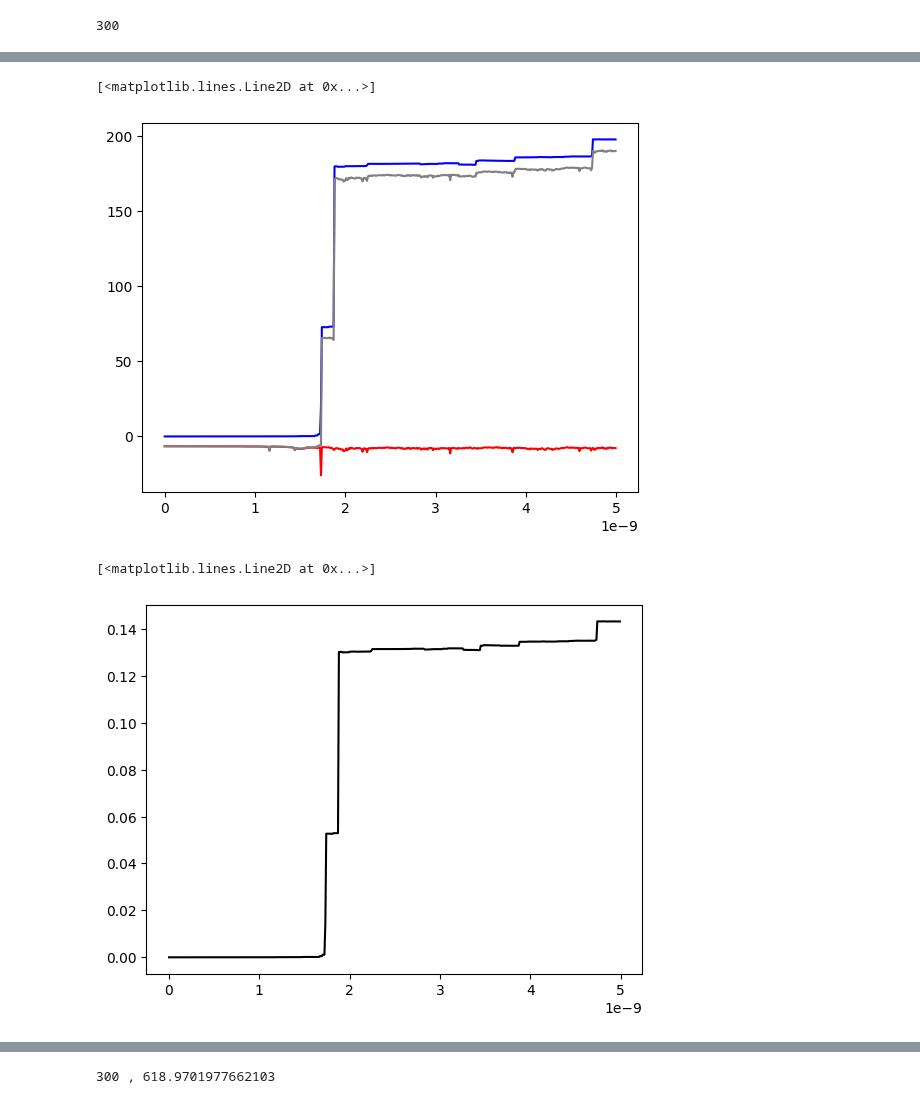
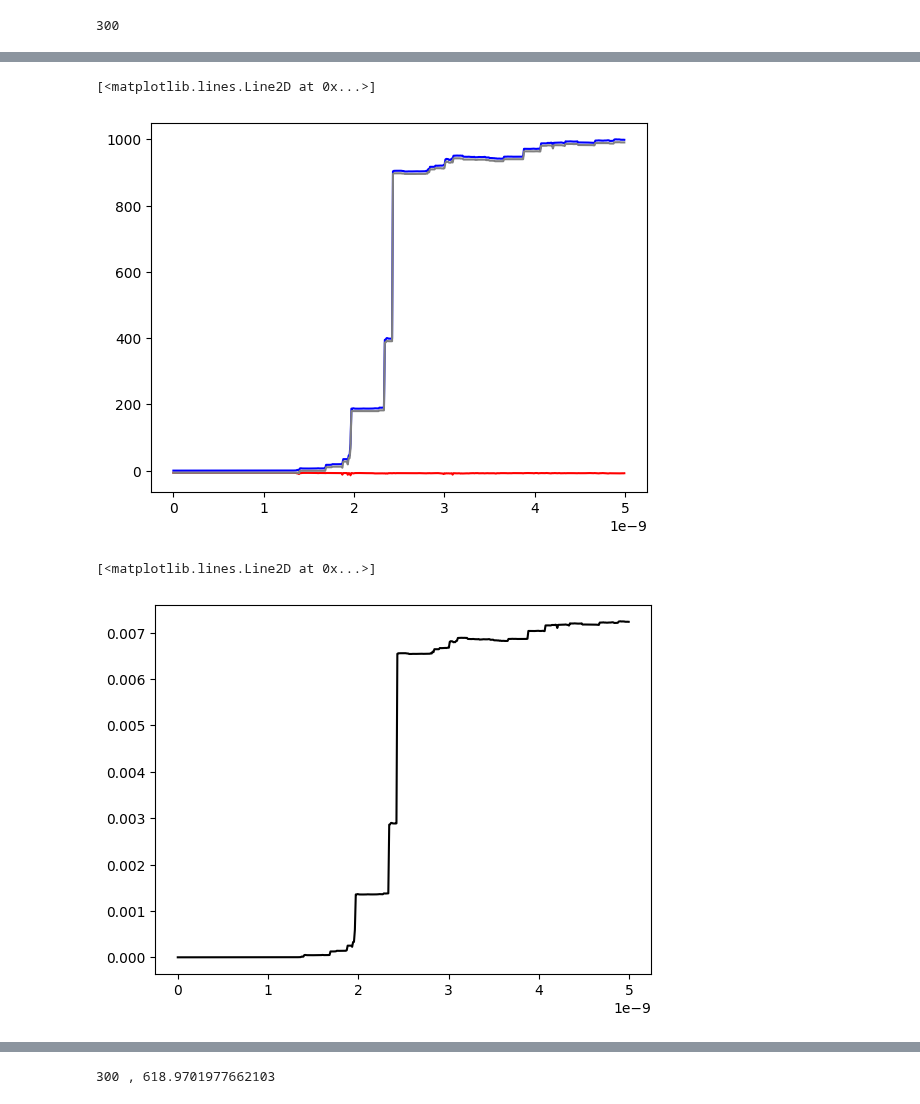
Before and after one commit to mannodiarun/MSE570, a Jupyter notebook: MD.ipynb, the cells around one changed output, grey strips where cells are left out. Cells and saved outputs as stored; diff of their text form; code cells hidden in the pictures.

```diff
--- a/MD.ipynb
+++ b/MD.ipynb
@@ -61,3 +61,5 @@ def force(x_all,y_all):
                 en = en + c/r
 
     return(en,forces_x,forces_y)
+# %%
+en,forces_x,forces_y = force(x_start,y_start)
@@ -160,8 +166,8 @@ def init():
         ym[i] = y[i] - vy[i]*dt
 
     PE_start, fx, fy = force(x,y)
-    KE_start = (0.5*sumv2*m)/(2*N)
-    Temp = KE_start/kB
+    KE_start = (0.5*sumv2*m)
+    Temp = KE_start/(kB*2*N)
 
     return(x, y, vx, vy, xm, ym, PE_start, KE_start, Temp)
 # %%
@@ -232,9 +222,9 @@ def integrate(en, forces_x, forces_y, x, xm, y, ym):
         y[i] = yy
 
     pot = en
-    kin = (0.5*sumv2*m)/(2*N)
+    kin = (0.5*sumv2*m)
     etot = pot + kin
-    Temp = kin/kB
+    Temp = kin/(kB*2*N)
 
 #    etot = (en + 0.5*sumv2)/N
 
@@ -292,18 +282,18 @@ nsamp = 10
 PE, KE, TE, Temp, x_start, y_start, x_final, y_final, pair_dist, times = md(tmax,dt,nsamp)
 # %%
 for i in range(0,len(times)):
-    PE[i] = PE[i]*1e26
-    KE[i] = KE[i]*1e26
-    TE[i] = TE[i]*1e26
+    PE[i] = PE[i]*1e+26
+    KE[i] = KE[i]*1e+26
+    TE[i] = TE[i]*1e+26
 
 plt.plot(times[:], PE[:], c = 'r')
 plt.plot(times[:], KE[:], c = 'b')
 plt.plot(times[:], TE[:], c = 'grey')
 # %% [output]
 [<matplotlib.lines.Line2D at 0x...>]
-[figure, old version]
+[figure, new version]
 # %%
 plt.plot(times[:], Temp[:], c='k')
 # %% [output]
 [<matplotlib.lines.Line2D at 0x...>]
-[figure, old version]
+[figure, new version]
```
Also changed, not shown: parts of 10 cells of this notebook.
